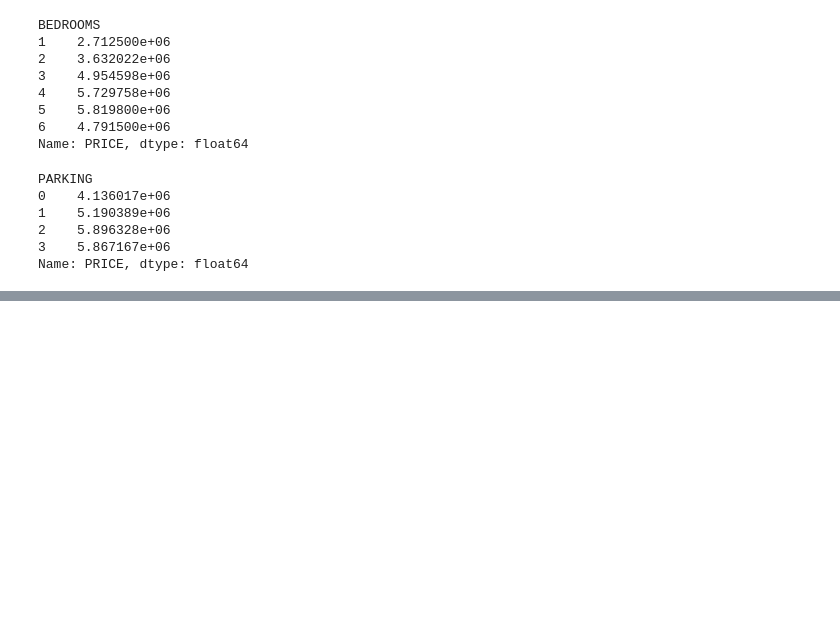
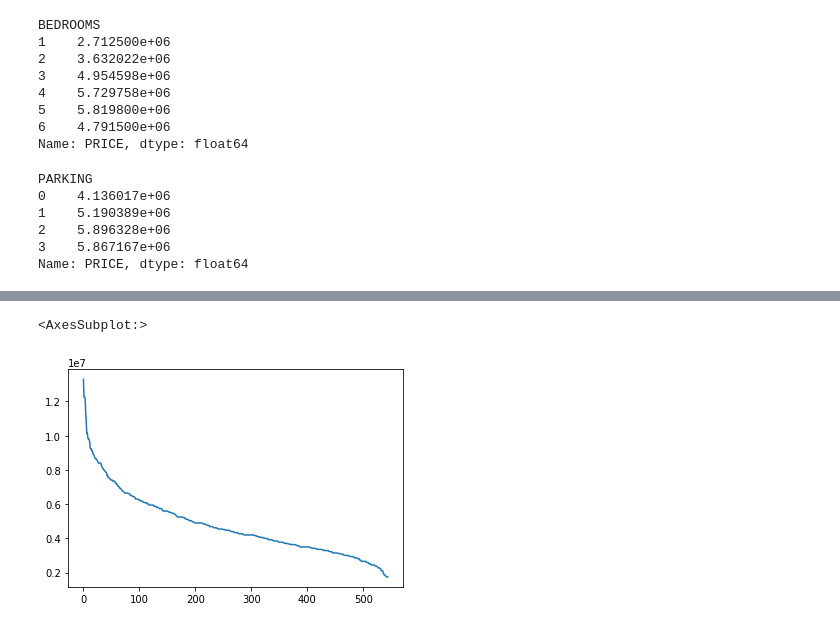
Before and after one commit to babiswas/pandasrepo, a Jupyter notebook: Housing.ipynb, the cells around one changed output, grey strips where cells are left out. Saved outputs shown, nothing was run; the diff lists cells and outputs as text; code cells hidden in the pictures; blank space fills up the shorter version.

```diff
--- a/Housing.ipynb
+++ b/Housing.ipynb
@@ -443,0 +452,5 @@ Name: PRICE, dtype: float64
+# %%
+df['PRICE'].plot()
+# %% [output]
+<AxesSubplot:>
+[figure, added]
```
Also changed, not shown: parts of 3 cells of this notebook.
